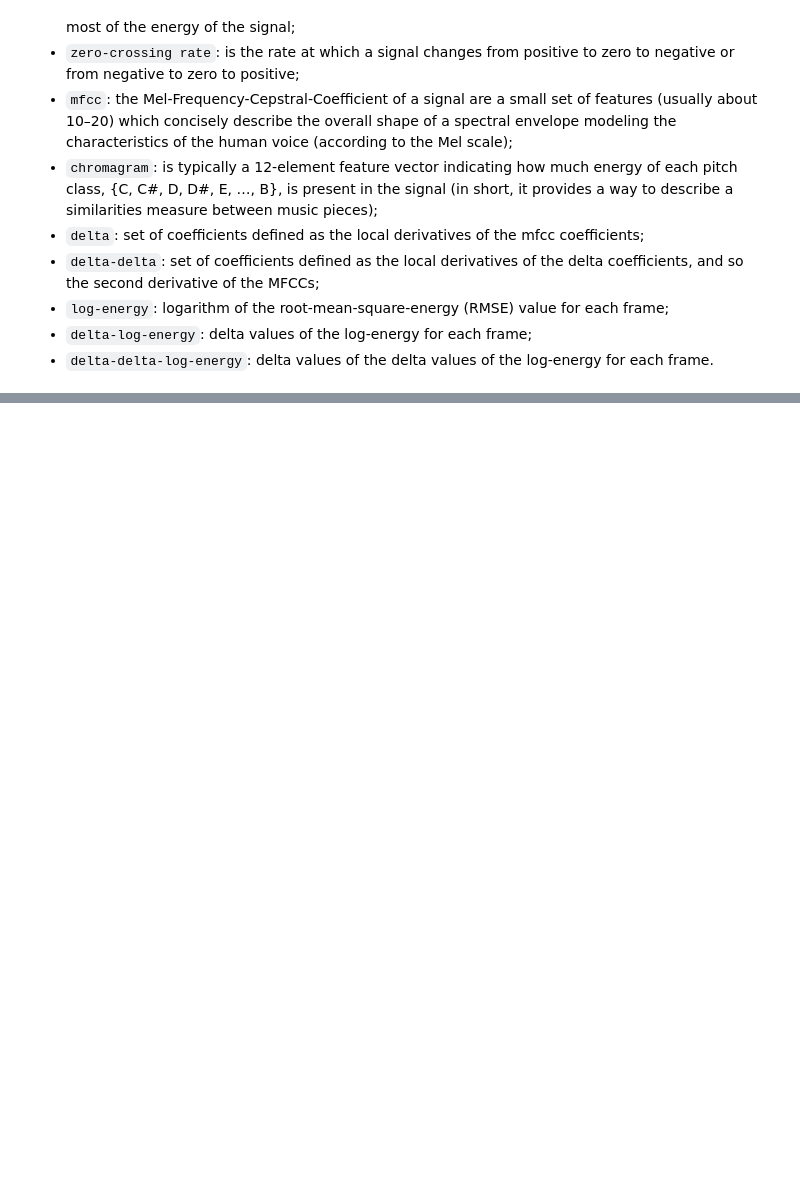
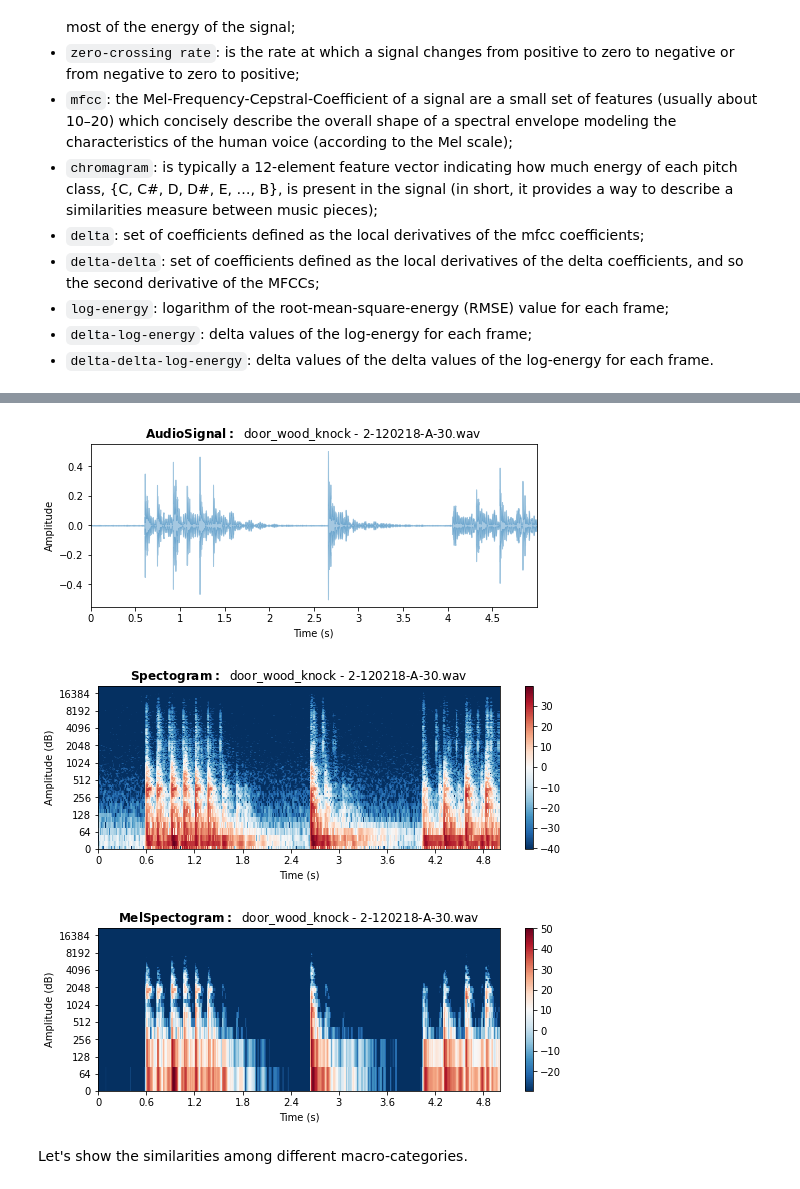
Before and after one commit to MattiaPujatti/Environmental-Sound-Classification, a Jupyter notebook: Environmental Sound Classification.ipynb, the cells around one changed output, grey strips where cells are left out. Saved outputs shown, nothing was run; the diff lists cells and outputs as text; code cells hidden in the pictures; blank space fills up the shorter version.

```diff
--- a/Environmental Sound Classification.ipynb
+++ b/Environmental Sound Classification.ipynb
@@ -214,15 +223,15 @@ class Clip():
         self.audio = Clip.Audio(self.path)
 
 
-    def Compute_Features(self, features_list):
+    def Compute_Features(self, features_list=[]):
         """ Exploit the functions provided by the librosa library to compute several audio analysis
         features. Available:
-        * spectral centroid
-        * spectral rolloff
-        * spectral bandwidth
+        * spectral centroid, spectral rolloff, spectral bandwidth
         * zero-crossing rate
         * mfcc
-        * delta
+        * chromagram
+        * delta, delta-delta
+        * log-energy, delta-log-energy, delta-delta-log-energy
         If the input values is "all" -> compute all the features listed above
         """
         if features_list == "all":
@@ -365,38 +374,38 @@ class Clip():
             play = IPython.display.Audio(audio.data, rate=audio.rate)
         return play
 
-    def DisplayWave(self):
+    def DisplayWave(self, ax=None):
         """ Plot the raw signal stored in the clip """
         with self.audio as audio:
-            _, ax = plt.subplots(1,1, figsize=(8,3))
+            if ax is None: _, ax = plt.subplots(1,1, figsize=(8,3))
             librosa.display.waveplot(audio.raw, sr=audio.rate, ax=ax, alpha=0.4)
             ax.set_title(r"$\bf{Audio Signal:}$  " + self.category + ' - ' + self.clipname)
             ax.set_xlabel("Time (s)")
             ax.set_ylabel("Amplitude")
         return ax
 
-    def DisplaySpectrogram(self):
+    def DisplaySpectrogram(self, ax=None):
         """ Plot the spectrogram of raw signal stored in the clip """
         with self.audio as audio:
             # We keep default parameters(n_fft=2048, hop_length=512, win_length=2048)
             X = librosa.stft(audio.raw)
             Xdb = librosa.amplitude_to_db(abs(X))
-            _, ax = plt.subplots(1,1, figsize=(9,3))
-            ss = librosa.display.specshow(Xdb, sr=audio.rate, x_axis='time', y_axis='log', cmap='RdBu_r')
+            if ax is None: _, ax = plt.subplots(1,1, figsize=(9,3))
+            ss = librosa.display.specshow(Xdb, sr=audio.rate, ax=ax, x_axis='time', y_axis='log', cmap='RdBu_r')
             plt.colorbar(ss)
             ax.set_title(r"$\bf{Spectogram:}$  " + self.category + ' - ' + self.clipname)
             ax.set_xlabel("Time (s)")
             ax.set_ylabel("Amplitude (dB)")
         return ax
 
-    def DisplayMelSpectrogram(self):
+    def DisplayMelSpectrogram(self, ax=None):
         """ Plot the spectrogram in the Mel Scale of raw signal stored in the clip """
         with self.audio as audio:
             # We keep default parameters(n_fft=2048, hop_length=512, win_length=2048)
             X = librosa.feature.melspectrogram(audio.raw, sr=audio.rate)
             Xdb = librosa.amplitude_to_db(abs(X))
-            _, ax = plt.subplots(1,1, figsize=(9,3))
-            ss = librosa.display.specshow(Xdb, sr=audio.rate, x_axis='time', y_axis='log', cmap='RdBu_r')
+            if ax is None: _, ax = plt.subplots(1,1, figsize=(9,3))
+            ss = librosa.display.specshow(Xdb, sr=audio.rate, ax=ax, x_axis='time', y_axis='log', cmap='RdBu_r')
             plt.colorbar(ss)
             ax.set_title(r"$\bf{Mel Spectogram:}$  " + self.category + ' - ' + self.clipname)
             ax.set_xlabel("Time (s)")
@@ -434,0 +434,3 @@ len(data)
+# %%
+rnd_clip = Clip(audio_dir + np.random.choice(os.listdir(audio_dir)), label_map)
+rnd_clip.Play()
@@ -434,0 +439,10 @@ len(data)
+# %%
+rnd_clip.DisplayWave()
+rnd_clip.DisplaySpectrogram()
+rnd_clip.DisplayMelSpectrogram();
+# %% [output]
+[figure, added]
+[figure, added]
+[figure, added]
+# %% [markdown]
+Let's show the similarities among different macro-categories.
```
Also changed, not shown: parts of 17 cells of this notebook.
